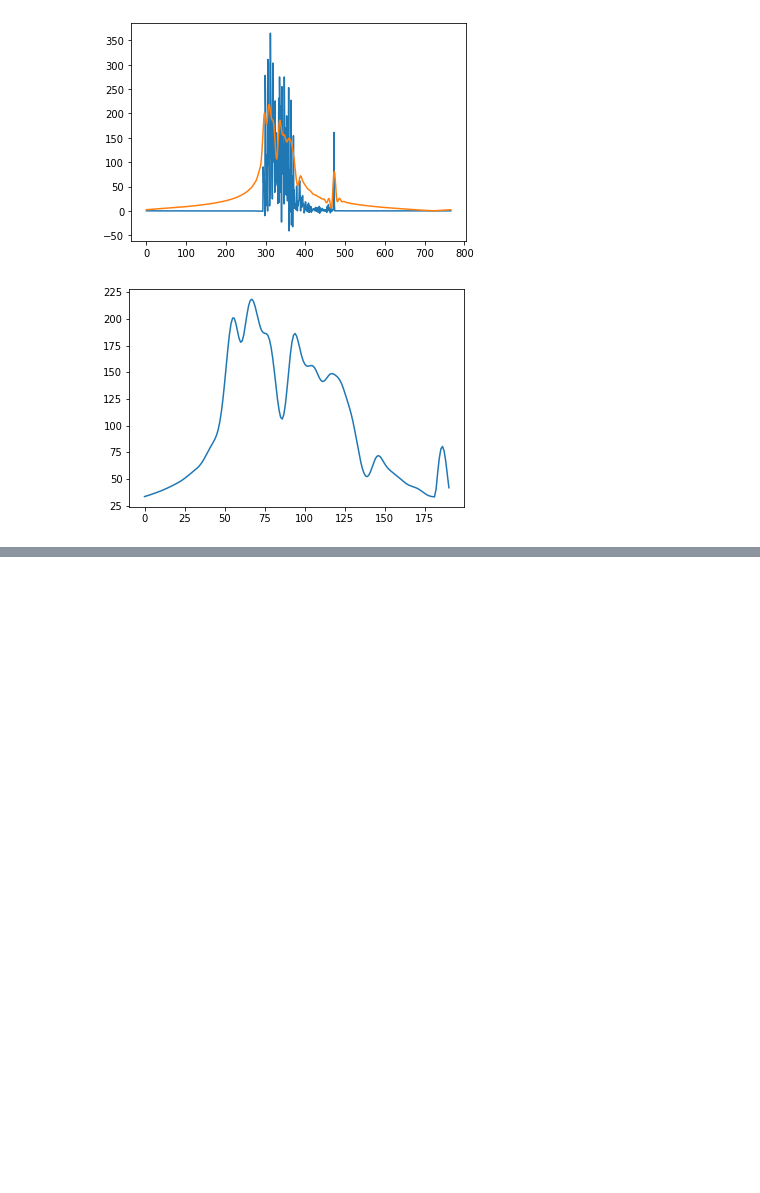
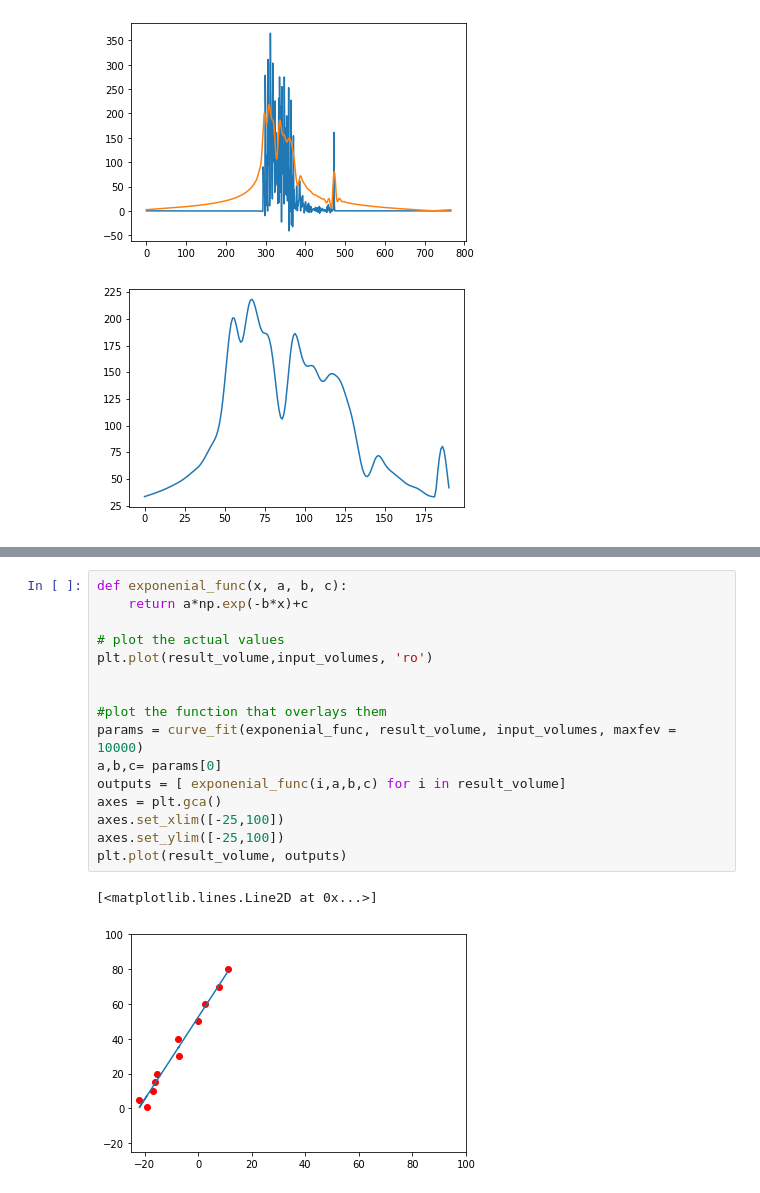
Before and after one commit to QuantumArjun/Emote-X, a Jupyter notebook: LoudnessFromMic.ipynb, the cells around one changed output, grey strips where cells are left out. Cells and saved outputs as stored; diff of their text form; blank space fills up the shorter version.

```diff
--- a/LoudnessFromMic.ipynb
+++ b/LoudnessFromMic.ipynb
@@ -264,0 +301,19 @@ hello your volume is at 0
+# %%
+def exponenial_func(x, a, b, c):
+    return a*np.exp(-b*x)+c
+
+# plot the actual values
+plt.plot(result_volume,input_volumes, 'ro')
+
+
+#plot the function that overlays them
+params = curve_fit(exponenial_func, result_volume, input_volumes, maxfev = 10000)
+a,b,c= params[0]
+outputs = [ exponenial_func(i,a,b,c) for i in result_volume]
+axes = plt.gca()
+axes.set_xlim([-25,100])
+axes.set_ylim([-25,100])
+plt.plot(result_volume, outputs)
+# %% [output]
+[<matplotlib.lines.Line2D at 0x...>]
+[figure, added]
```
Also changed, not shown: parts of 8 cells of this notebook, 3 other files.
